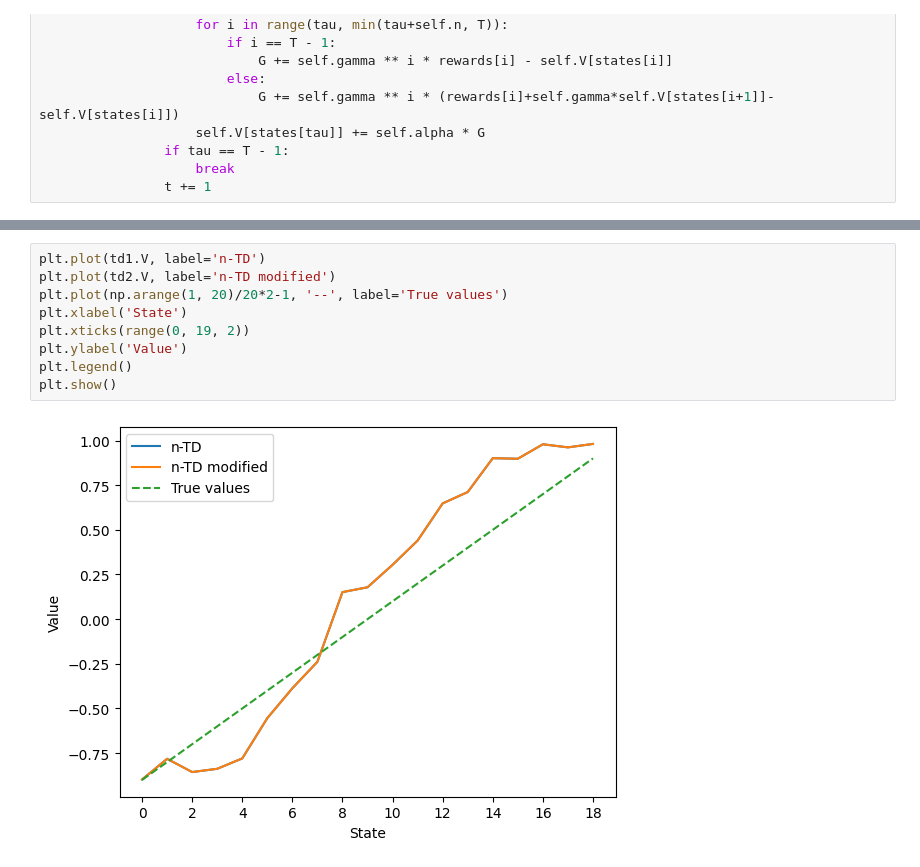
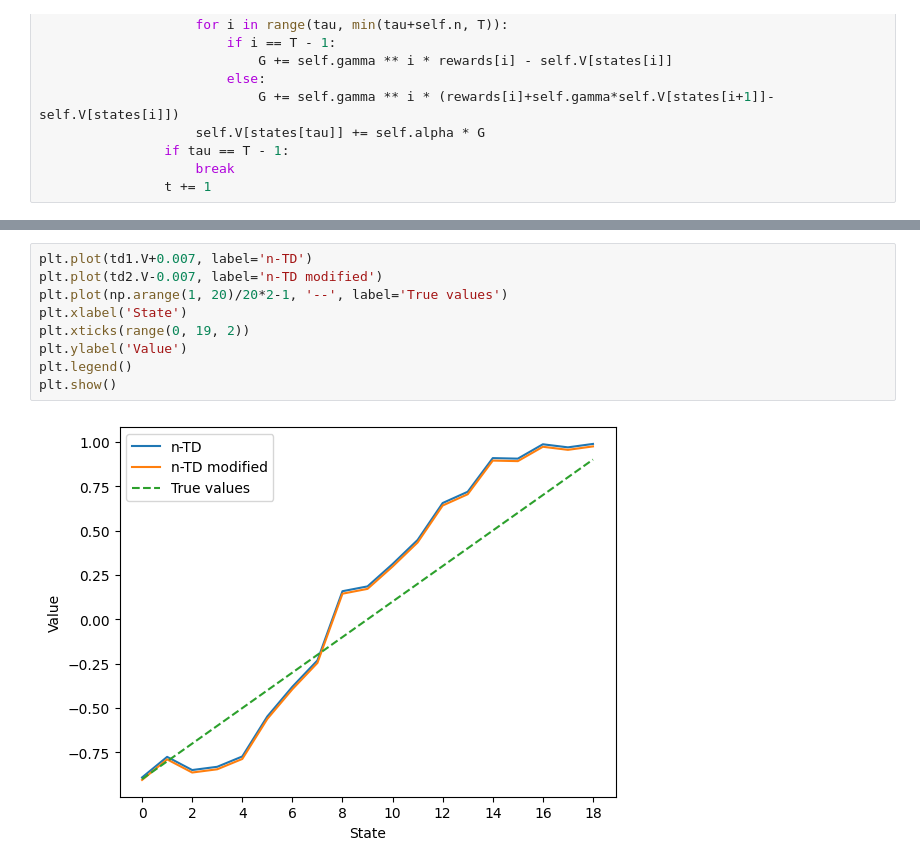
Before and after one commit to Greathoney/fundamental_RL_code, a Jupyter notebook: ch7/exercise7-2.ipynb, the cells around one changed output, grey strips where cells are left out. Cells and saved outputs as stored; diff of their text form.

```diff
--- a/ch7/exercise7-2.ipynb
+++ b/ch7/exercise7-2.ipynb
@@ -121,11 +121,11 @@ print(time.time()-t2)
 # %%
-plt.plot(td1.V, label='n-TD')
-plt.plot(td2.V, label='n-TD modified')
+plt.plot(td1.V+0.007, label='n-TD')
+plt.plot(td2.V-0.007, label='n-TD modified')
 plt.plot(np.arange(1, 20)/20*2-1, '--', label='True values')
 plt.xlabel('State')
 plt.xticks(range(0, 19, 2))
 plt.ylabel('Value')
 plt.legend()
 plt.show()
 # %% [output]
-[figure, old version]
+[figure, new version]
```
Also changed, not shown: parts of 1 cell of this notebook, 1 other file.
